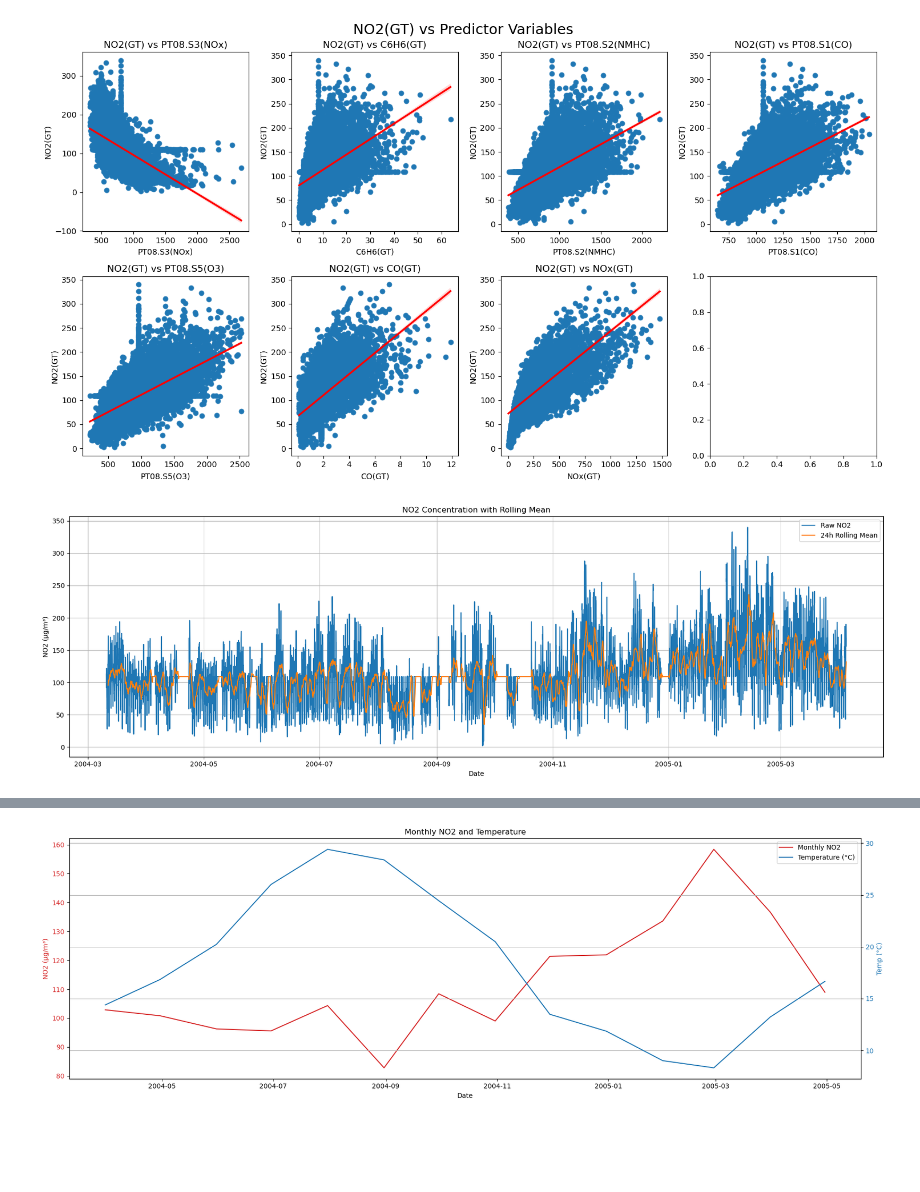
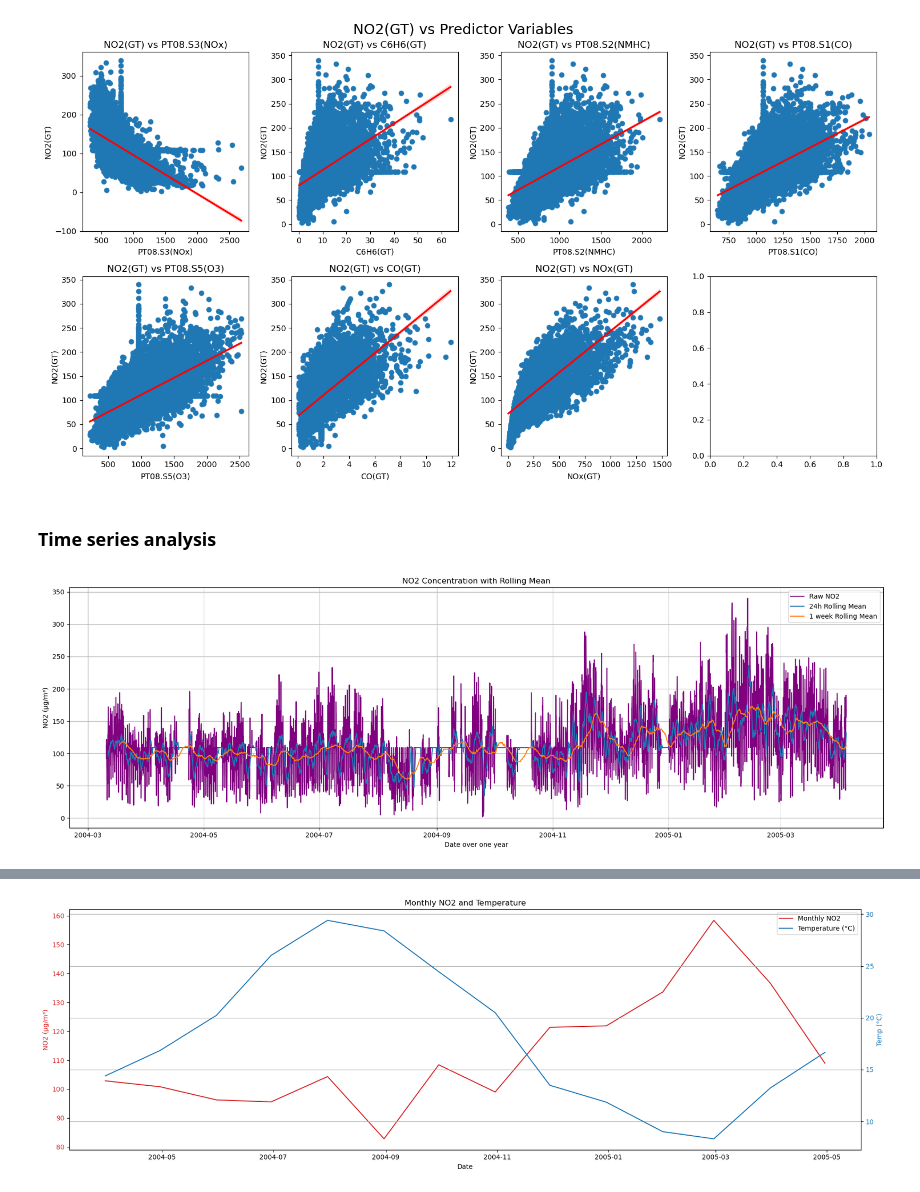
Before and after one commit to JacobL04/air-quality-prediction, a Jupyter notebook: notebooks/air_quality_analysis.ipynb, the cells around one changed output, grey strips where cells are left out. Drawn from its saved outputs; the diff is of its cells as text; code cells hidden in the pictures; blank space fills up the shorter version.

```diff
--- a/notebooks/air_quality_analysis.ipynb
+++ b/notebooks/air_quality_analysis.ipynb
@@ -358,17 +319,0 @@ plt.show()
-# %%
-# Time series plot with rolling mean
-NO2_rolling_mean = D["NO2(GT)"].rolling(window=24).mean()
-
-plt.figure(figsize=(18, 6))
-plt.plot(D.index, D["NO2(GT)"], label="Raw NO2")
-plt.plot(D.index, NO2_rolling_mean, label="24h Rolling Mean")
-plt.grid(True)
-plt.xlabel("Date")
-plt.ylabel("NO2 (µg/m³)")
-plt.title("NO2 Concentration with Rolling Mean")
-
-plt.legend()
-plt.tight_layout()
-plt.show()
-# %% [output]
-[figure, removed]
@@ -376,0 +320,22 @@ plt.show()
+# %% [markdown]
+### Time series analysis
+# %%
+# Time series plot with rolling mean
+NO2_rolling_mean_day = D["NO2(GT)"].rolling(window=24).mean()
+NO2_rolling_mean_week = D["NO2(GT)"].rolling(window=168).mean()
+
+
+plt.figure(figsize=(18, 6))
+plt.plot(D.index, D["NO2(GT)"], label="Raw NO2", color="purple")
+plt.plot(D.index, NO2_rolling_mean_day, label="24h Rolling Mean")
+plt.plot(D.index, NO2_rolling_mean_week, label="1 week Rolling Mean")
+plt.grid(True)
+plt.xlabel("Date over one year")
+plt.ylabel("NO2 (µg/m³)")
+plt.title("NO2 Concentration with Rolling Mean")
+
+plt.legend()
+plt.tight_layout()
+plt.show()
+# %% [output]
+[figure, added]
```
Also changed, not shown: parts of 40 cells of this notebook.
